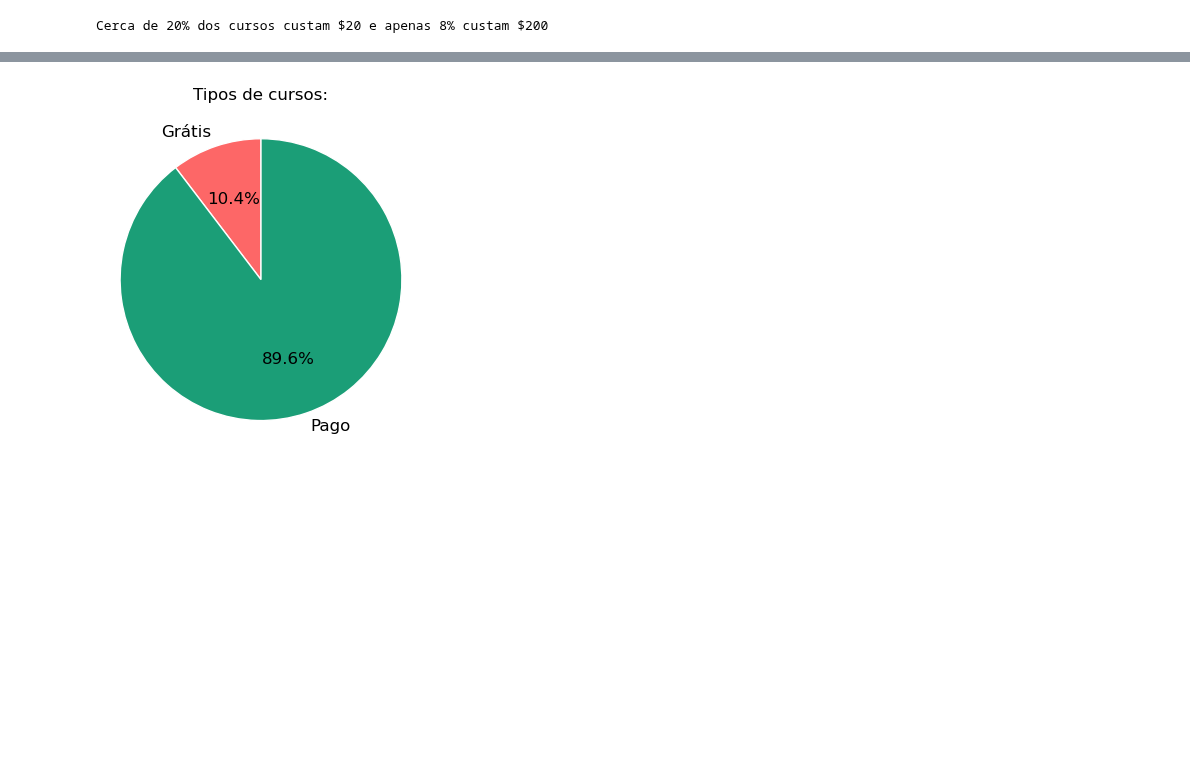
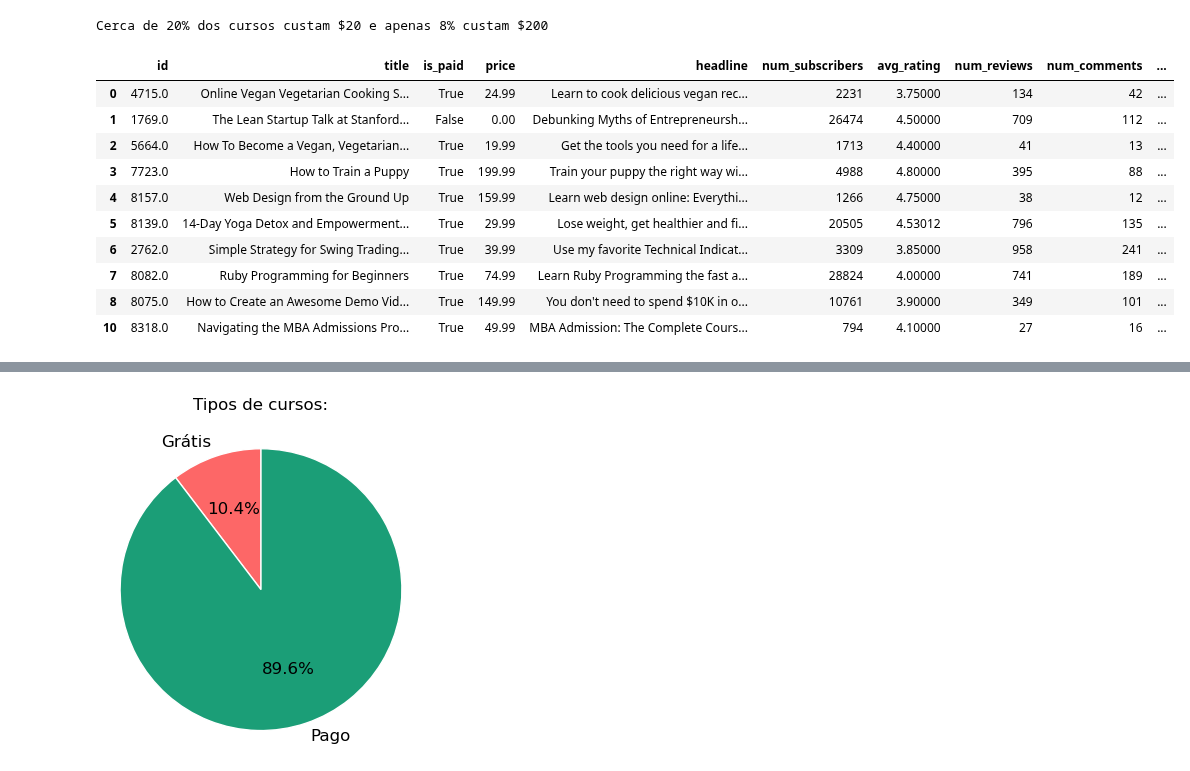
Before and after one commit to ismailymendes/mooc_udemy_coursera, a Jupyter notebook: mooc_udemy.ipynb, the cells around one changed output, grey strips where cells are left out. Cells and saved outputs as stored; diff of their text form; code cells hidden in the pictures; blank space fills up the shorter version.

```diff
--- a/mooc_udemy.ipynb
+++ b/mooc_udemy.ipynb
@@ -232,0 +236,14 @@ Cerca de 20% dos cursos custam $20 e apenas 8% custam $200
+# %%
+udemy_cursos.loc[udemy_cursos['language']=='English'][:10]
+# %% [output]
+|  | id | title | is_paid | price | headline | num_subscribers | avg_rating | num_reviews | num_comments | ... |
+| 0 | 4715.0 | Online Vegan Vegetarian Cooking S... | True | 24.99 | Learn to cook delicious vegan rec... | 2231 | 3.75000 | 134 | 42 | ... |
+| 1 | 1769.0 | The Lean Startup Talk at Stanford... | False | 0.00 | Debunking Myths of Entrepreneursh... | 26474 | 4.50000 | 709 | 112 | ... |
+| 2 | 5664.0 | How To Become a Vegan, Vegetarian... | True | 19.99 | Get the tools you need for a life... | 1713 | 4.40000 | 41 | 13 | ... |
+| 3 | 7723.0 | How to Train a Puppy | True | 199.99 | Train your puppy the right way wi... | 4988 | 4.80000 | 395 | 88 | ... |
+| 4 | 8157.0 | Web Design from the Ground Up | True | 159.99 | Learn web design online: Everythi... | 1266 | 4.75000 | 38 | 12 | ... |
+| 5 | 8139.0 | 14-Day Yoga Detox and Empowerment... | True | 29.99 | Lose weight, get healthier and fi... | 20505 | 4.53012 | 796 | 135 | ... |
+| 6 | 2762.0 | Simple Strategy for Swing Trading... | True | 39.99 | Use my favorite Technical Indicat... | 3309 | 3.85000 | 958 | 241 | ... |
+| 7 | 8082.0 | Ruby Programming for Beginners | True | 74.99 | Learn Ruby Programming the fast a... | 28824 | 4.00000 | 741 | 189 | ... |
+| 8 | 8075.0 | How to Create an Awesome Demo Vid... | True | 149.99 | You don't need to spend $10K in o... | 10761 | 3.90000 | 349 | 101 | ... |
+| 10 | 8318.0 | Navigating the MBA Admissions Pro... | True | 49.99 | MBA Admission: The Complete Cours... | 794 | 4.10000 | 27 | 16 | ... |
```
Also changed, not shown: parts of 3 cells of this notebook.
